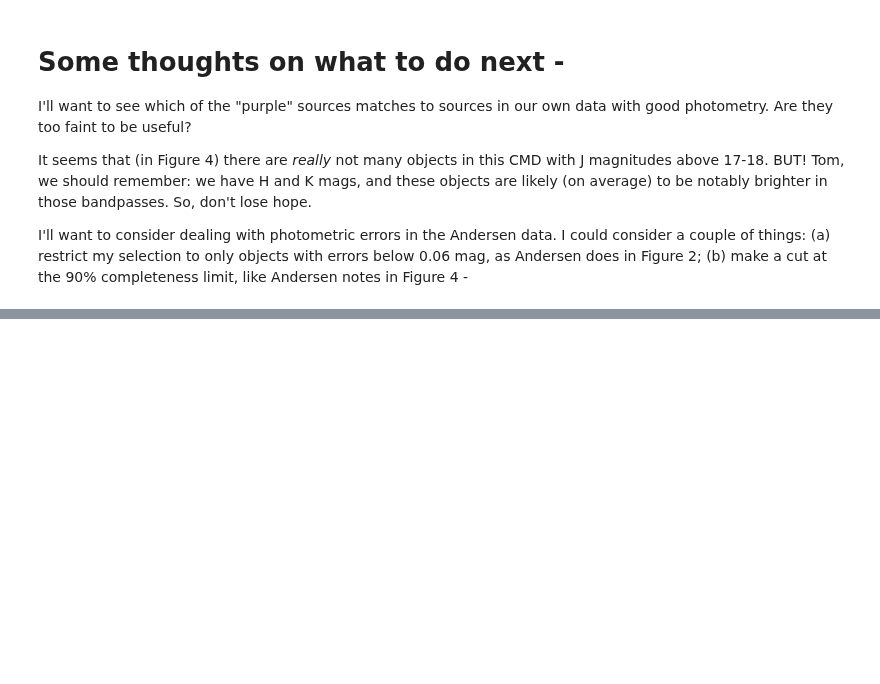
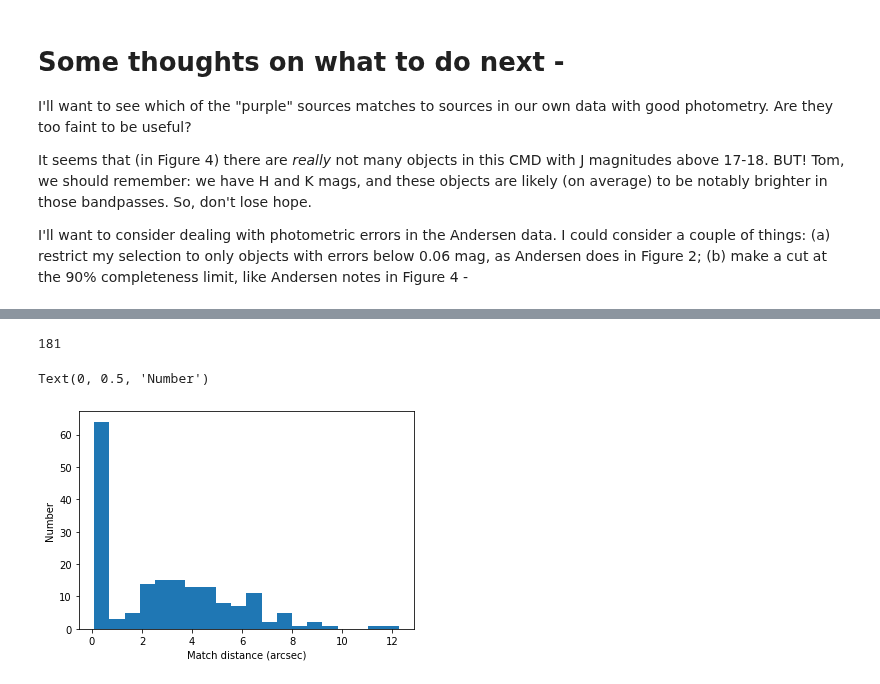
Before and after one commit to tomr-stargazer/Variability_Project_2020, a Jupyter notebook: wuvars/analysis/prototypes/Investigating the Mon R2 data that Morten sent.ipynb, the cells around one changed output, grey strips where cells are left out. Drawn from its saved outputs; the diff is of its cells as text; code cells hidden in the pictures; blank space fills up the shorter version.

```diff
--- a/wuvars/analysis/prototypes/Investigating the Mon R2 data that Morten sent.ipynb
+++ b/wuvars/analysis/prototypes/Investigating the Mon R2 data that Morten sent.ipynb
@@ -266,0 +367,14 @@ I'll want to consider dealing with photometric errors in the Andersen data. I co
+# %%
+table_coordinates2 = SkyCoord(ra=tab['RAJ2000'], dec=tab['DEJ2000'])
+len(table_coordinates2)
+# %% [output]
+181
+# %%
+idx2, d2d2, d3d2 = table_coordinates2.match_to_catalog_sky(spreadsheet_coordinates)
+# %%
+plt.hist(d2d2.to(u.arcsec).value, bins=20)
+plt.xlabel("Match distance (arcsec)")
+plt.ylabel("Number")
+# %% [output]
+Text(0, 0.5, 'Number')
+[figure, added]
```
Also changed, not shown: parts of 25 cells of this notebook.
